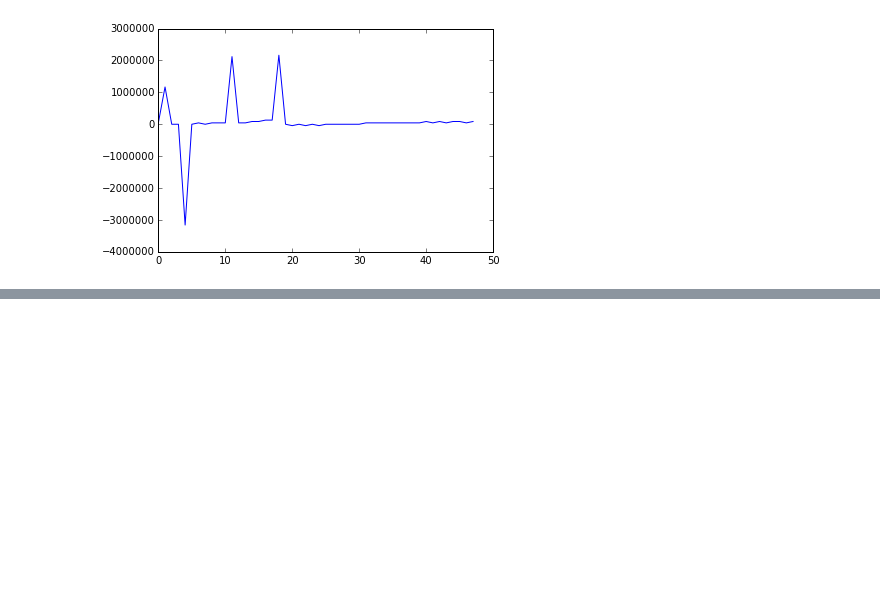
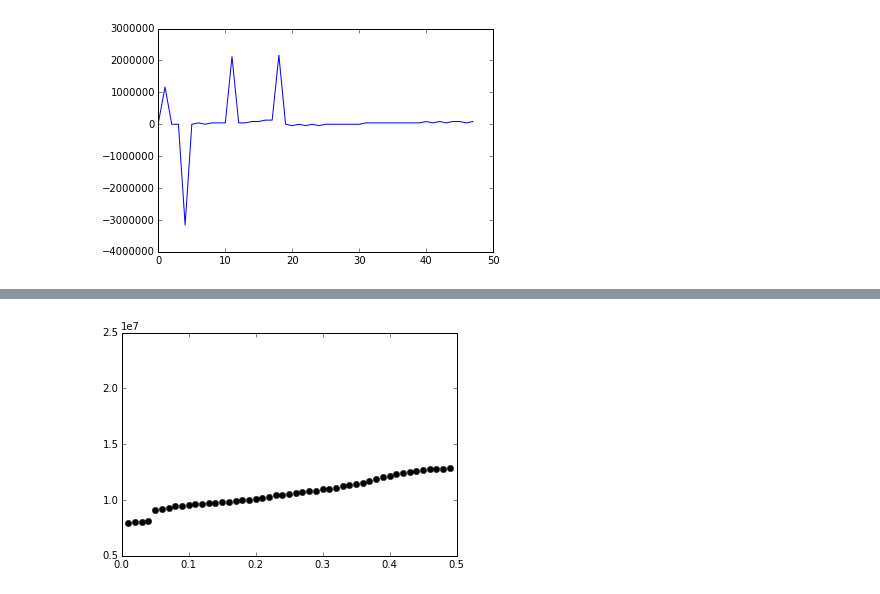
Before and after one commit to dela3499/assay-explorer, a Jupyter notebook: nb/Labeling cell phase.ipynb, the cells around one changed output, grey strips where cells are left out. Saved outputs shown, nothing was run; the diff lists cells and outputs as text; code cells hidden in the pictures; blank space fills up the shorter version.

Commit message:
Checked bandwidth was correct for smoothing out distributions of nuclear intensity.

```diff
--- a/nb/Labeling cell phase.ipynb
+++ b/nb/Labeling cell phase.ipynb
@@ -45,4 +56,0 @@ interact(f,bw=widgets.FloatSlider(min=0.05,max=0.4,step=0.01,value=0.5));
-# %%
-import scipy.signal as signal
-x = np.array([2, 1, 2, 3, 2, 0, 1, 0])
-scipy.signal.argrelmax(x)
@@ -97,10 +85,10 @@ plt.plot(np.diff(results))
 [figure]
 # %%
 # [Float] -> Float
-def get_threshold(intensity):
+def get_threshold(intensity,bw = 0.35):
     """ Given an array of intensities, find the intensity
         threshold separating the G1 peak from the S/G2 peak. """
-    kde_fit = gaussian_kde(intensity,0.3)
+    kde_fit = gaussian_kde(intensity,bw)
     x = np.linspace(min(intensity),
                     max(intensity),
                     1000)
@@ -112,0 +114,12 @@ def get_threshold(intensity):
+# %%
+def get_bw_plot(condition):
+    bws = np.arange(0.01,0.5,0.01)
+    intensity = filter_rows(cells,'Condition',condition)['NucIntegrated Intensity_Avg']
+    results = np.array([get_threshold(intensity,bw) for bw in bws])
+    plt.plot(bws,results,'ko')
+    plt.axis([0,0.5,0.5e7,2.5e7])
+# %%
+interact(get_bw_plot,
+         condition = widgets.Select(options = cells.Condition.unique().tolist()));
+# %% [output]
+[figure, added]
```
Also changed, not shown: parts of 11 cells of this notebook, 1 other file.
